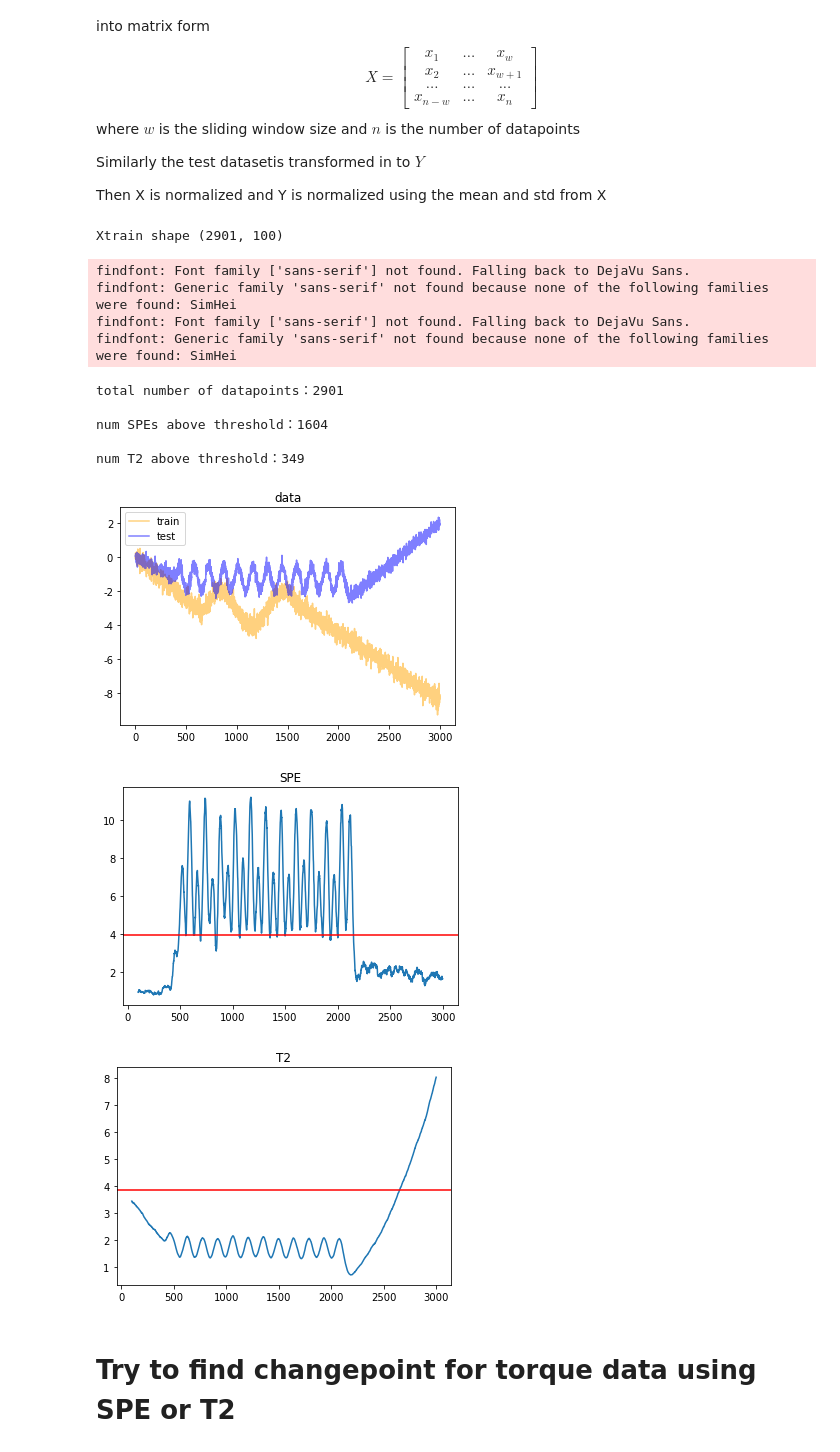
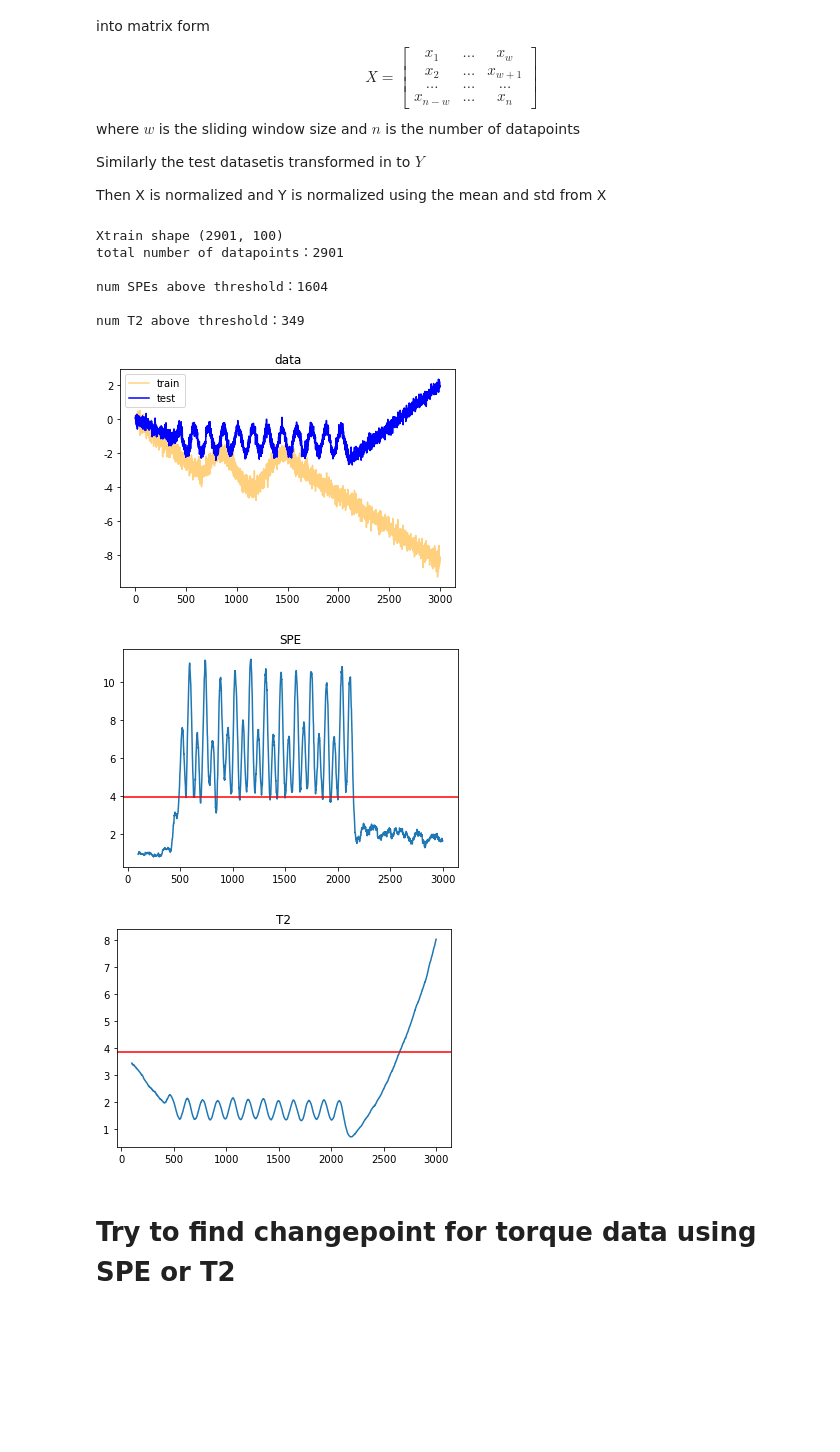
Before and after one commit to davidw0311/fault_diagnosis, a Jupyter notebook: pca_fault_detection.ipynb, the cells around one changed output. Cells and saved outputs as stored; diff of their text form; code cells hidden in the pictures; blank space fills up the shorter version.

```diff
--- a/pca_fault_detection.ipynb
+++ b/pca_fault_detection.ipynb
@@ -40,44 +40,40 @@ model = PCA_FaultDection(cumper=0.95, signifi=0.95)
 [X_Train,X_test] = model.normalize(X, Y)
 
 print('Xtrain shape', X_Train.shape)
 model.train(X_Train)
 
 testresult = model.test(X_test)
 
 
 # plot the training and testing data
 plt.clf()
 plt.plot(traindata, label='train', color='orange', alpha =0.5)
-plt.plot(testdata, label='test', color='b',alpha=0.5)
+plt.plot(testdata, label='test', color='b',alpha=1)
 
 plt.legend()
 plt.title("data")
 plt.show()
 
 plt.clf()
 plt.plot(np.arange(len(testresult['SPE']))+window_size, testresult['SPE'], label='SPE')
 plt.title("SPE")
 plt.axhline(model.model['SPE_limit'], color='r')
 plt.show()
 plt.clf()
 plt.title("T2")
 plt.plot(np.arange(len(testresult['T2'])) + window_size,testresult['T2'], label='T2')
 plt.axhline(model.model['T2_limit'], color='r')
 plt.show()
 # cps_spe = findChangepoints(testresult['SPE'], model.model['SPE_limit'], window_size)
 # cps_t2 = findChangepoints(testresult['T2'], model.model['T2_limit'], window_size)
 # %% [output]
 Xtrain shape (2901, 100)
+total number of datapoints：2901
+
+num SPEs above threshold：1604
+
+num T2 above threshold：349
-findfont: Font family ['sans-serif'] not found. Falling back to DejaVu Sans.
-findfont: Generic family 'sans-serif' not found because none of the following families were found: SimHei
-findfont: Font family ['sans-serif'] not found. Falling back to DejaVu Sans.
-findfont: Generic family 'sans-serif' not found because none of the following families were found: SimHei
-total number of datapoints：2901
-
-num SPEs above threshold：1604
-
-num T2 above threshold：349
-[figure, old version]
+[figure, new version]
 [figure]
 [figure]
 # %% [markdown]
```
Also changed, not shown: parts of 1 cell of this notebook.
